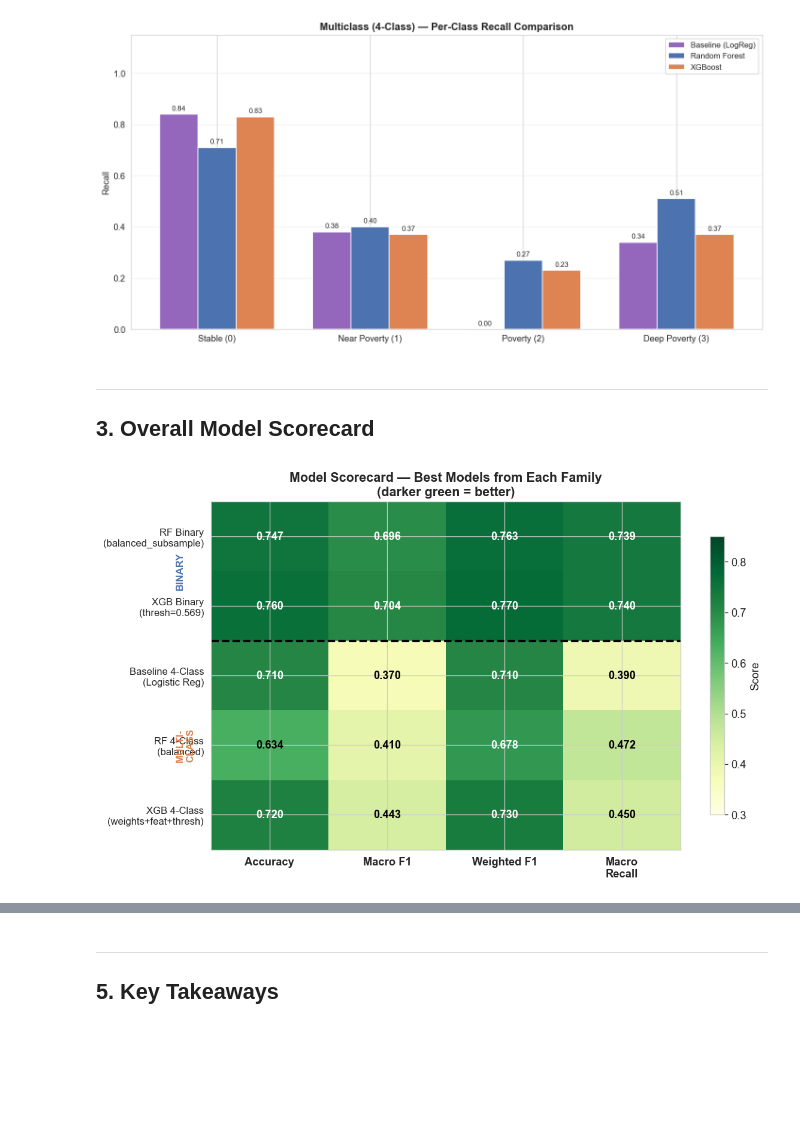
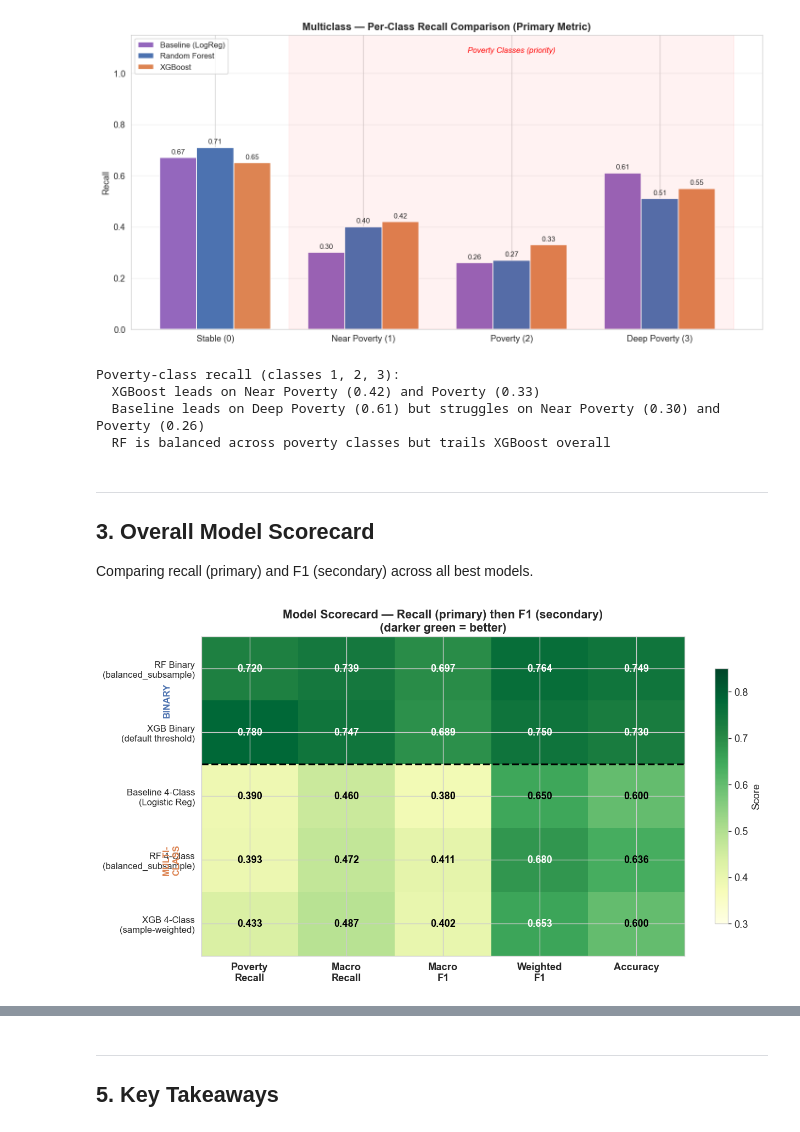
Before and after one commit to ingridalt/DSC-288R-CAPSTONE, a Jupyter notebook: 4_Models/4d_Model_Comparison_Summary.ipynb, the cells around one changed output, grey strips where cells are left out. Drawn from its saved outputs; the diff is of its cells as text; code cells hidden in the pictures; blank space fills up the shorter version.

```diff
--- a/4_Models/4d_Model_Comparison_Summary.ipynb
+++ b/4_Models/4d_Model_Comparison_Summary.ipynb
@@ -283,8 +379,14 @@ plt.show()
 # %%
-# ── Multiclass: Per-Class Recall Grouped Bar Chart ──
-recall_baseline = [0.84, 0.38, 0.00, 0.34]
+# ── Multiclass: Per-Class Recall Grouped Bar Chart (PRIMARY METRIC) ──
+classes_4 = ['Stable (0)', 'Near Poverty (1)', 'Poverty (2)', 'Deep Poverty (3)']
+models_multi = ['Baseline (LogReg)', 'Random Forest', 'XGBoost']
+
+recall_baseline = [0.67, 0.30, 0.26, 0.61]
 recall_rf       = [0.71, 0.40, 0.27, 0.51]
-recall_xgb      = [0.83, 0.37, 0.23, 0.37]
+recall_xgb      = [0.65, 0.42, 0.33, 0.55]
+
+x = np.arange(len(classes_4))
+width = 0.25
 
 fig, ax = plt.subplots(figsize=(12, 6))
 bars1 = ax.bar(x - width, recall_baseline, width, label='Baseline (LogReg)', color='#9467BD')
@@ -299,65 +401,80 @@ ax.set_xticks(x)
 ax.set_xticklabels(classes_4, fontsize=11)
 ax.set_ylabel('Recall')
 ax.set_ylim(0, 1.15)
-ax.set_title('Multiclass (4-Class) — Per-Class Recall Comparison', fontsize=13, fontweight='bold')
+ax.set_title('Multiclass — Per-Class Recall Comparison (Primary Metric)', fontsize=13, fontweight='bold')
 ax.legend(fontsize=10)
 ax.grid(axis='y', alpha=0.3)
+
+# Highlight poverty classes
+ax.axvspan(0.5, 3.5, alpha=0.05, color='red')
+ax.text(2.0, 1.08, 'Poverty Classes (priority)', ha='center', fontsize=10, color='red', fontstyle='italic')
+
 plt.tight_layout()
 plt.show()
+
+print('Poverty-class recall (classes 1, 2, 3):')
+print(f'  XGBoost leads on Near Poverty (0.42) and Poverty (0.33)')
+print(f'  Baseline leads on Deep Poverty (0.61) but struggles on Near Poverty (0.30) and Poverty (0.26)')
+print(f'  RF is balanced across poverty classes but trails XGBoost overall')
 # %% [output]
-[figure, old version]
+[figure, new version]
+Poverty-class recall (classes 1, 2, 3):
+  XGBoost leads on Near Poverty (0.42) and Poverty (0.33)
+  Baseline leads on Deep Poverty (0.61) but struggles on Near Poverty (0.30) and Poverty (0.26)
+  RF is balanced across poverty classes but trails XGBoost overall
 # %% [markdown]
 ---
 ## 3. Overall Model Scorecard
+
+Comparing recall (primary) and F1 (secondary) across all best models.
 # %%
 # ── Heatmap Scorecard: All Best Models × Key Metrics ──
 scorecard_labels = [
     'RF Binary\n(balanced_subsample)',
-    'XGB Binary\n(thresh=0.569)',
+    'XGB Binary\n(default threshold)',
     'Baseline 4-Class\n(Logistic Reg)',
-    'RF 4-Class\n(balanced)',
-    'XGB 4-Class\n(weights+feat+thresh)',
+    'RF 4-Class\n(balanced_subsample)',
+    'XGB 4-Class\n(sample-weighted)',
 ]
 
-metrics = ['Accuracy', 'Macro F1', 'Weighted F1', 'Macro\nRecall']
+metrics = ['Poverty\nRecall', 'Macro\nRecall', 'Macro\nF1', 'Weighted\nF1', 'Accuracy']
 
 data = np.array([
-    [0.7474, 0.6958, 0.7630, 0.7390],  # RF Binary
-    [0.7598, 0.7044, 0.7700, 0.7400],  # XGB Binary
-    [0.7100, 0.3700, 0.7100, 0.3900],  # Baseline 4-class
-    [0.6341, 0.4100, 0.6779, 0.4725],  # RF 4-class
-    [0.7200, 0.4431, 0.7300, 0.4500],  # XGB 4-class
+    [0.7200, 0.7389, 0.6967, 0.7642, 0.7489],  # RF Binary   (At-Risk recall as "poverty recall")
+    [0.7800, 0.7474, 0.6890, 0.7500, 0.7300],  # XGB Binary  (At-Risk recall)
+    [0.3900, 0.4600, 0.3800, 0.6500, 0.6000],  # Baseline 4-class (avg poverty recall)
+    [0.3933, 0.4725, 0.4108, 0.6796, 0.6365],  # RF 4-class
+    [0.4333, 0.4875, 0.4015, 0.6534, 0.6000],  # XGB 4-class
 ])
 
-fig, ax = plt.subplots(figsize=(10, 6))
+fig, ax = plt.subplots(figsize=(11, 6))
 im = ax.imshow(data, cmap='YlGn', aspect='auto', vmin=0.3, vmax=0.85)
 
 ax.set_xticks(range(len(metrics)))
 ax.set_xticklabels(metrics, fontsize=11, fontweight='bold')
 ax.set_yticks(range(len(scorecard_labels)))
 ax.set_yticklabels(scorecard_labels, fontsize=10)
 
-# Annotate
 for i in range(len(scorecard_labels)):
     for j in range(len(metrics)):
         val = data[i, j]
         ax.text(j, i, f'{val:.3f}', ha='center', va='center',
                 fontsize=11, fontweight='bold',
                 color='white' if val > 0.65 else 'black')
 
 # Divider line between binary and multiclass
 ax.axhline(1.5, color='black', linewidth=2, linestyle='--')
-ax.text(-0.8, 0.5, 'BINARY', fontsize=10, fontweight='bold', va='center',
+ax.text(-0.9, 0.5, 'BINARY', fontsize=10, fontweight='bold', va='center',
         rotation=90, color='#4C72B0')
-ax.text(-0.8, 3.0, 'MULTI-\nCLASS', fontsize=10, fontweight='bold', va='center',
+ax.text(-0.9, 3.0, 'MULTI-\nCLASS', fontsize=10, fontweight='bold', va='center',
         rotation=90, color='#DD8452')
 
 plt.colorbar(im, ax=ax, shrink=0.8, label='Score')
-ax.set_title('Model Scorecard — Best Models from Each Family\n'
+ax.set_title('Model Scorecard — Recall (primary) then F1 (secondary)\n'
              '(darker green = better)',
              fontsize=13, fontweight='bold')
 plt.tight_layout()
 plt.show()
 # %% [output]
-[figure, old version]
+[figure, new version]
 # %%
```
Also changed, not shown: parts of 14 cells of this notebook, 33 other files.
